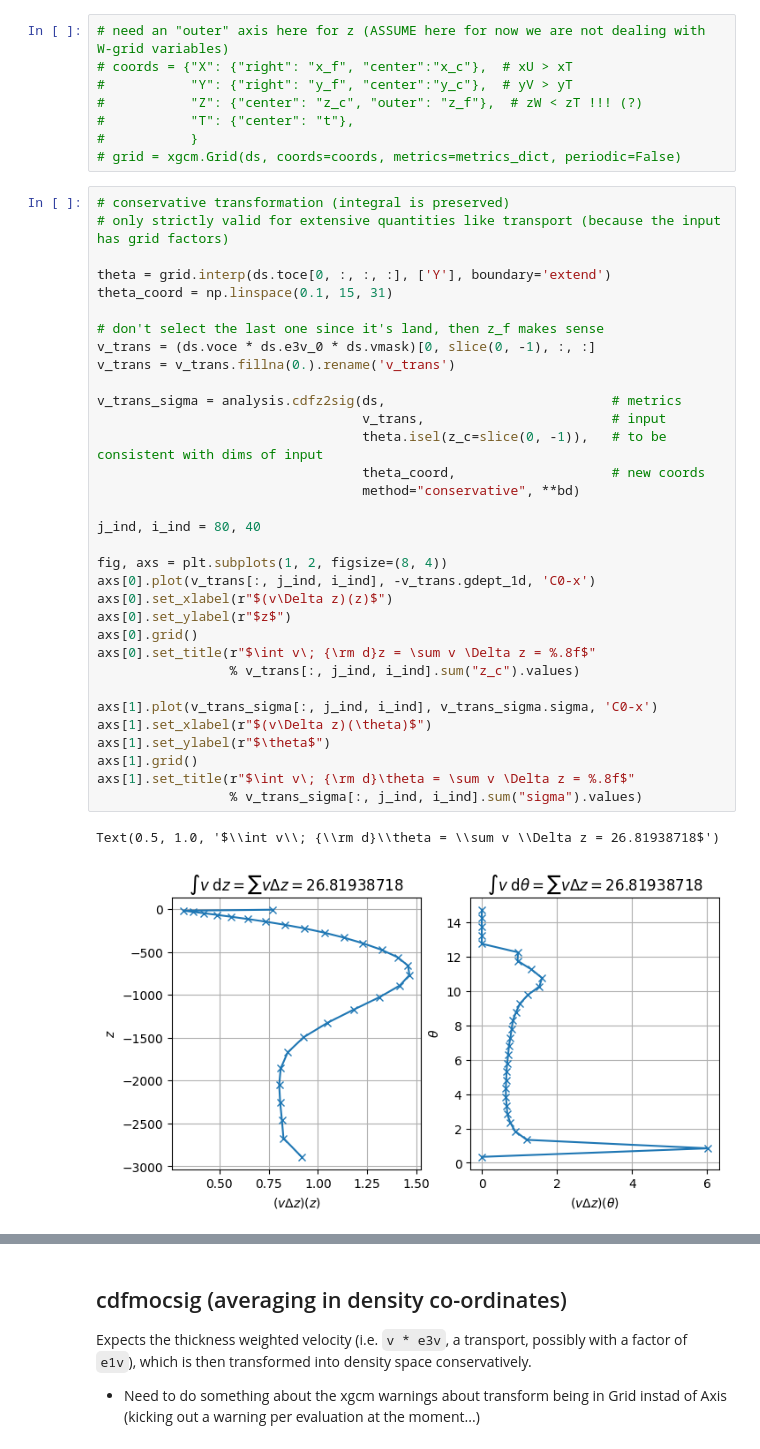
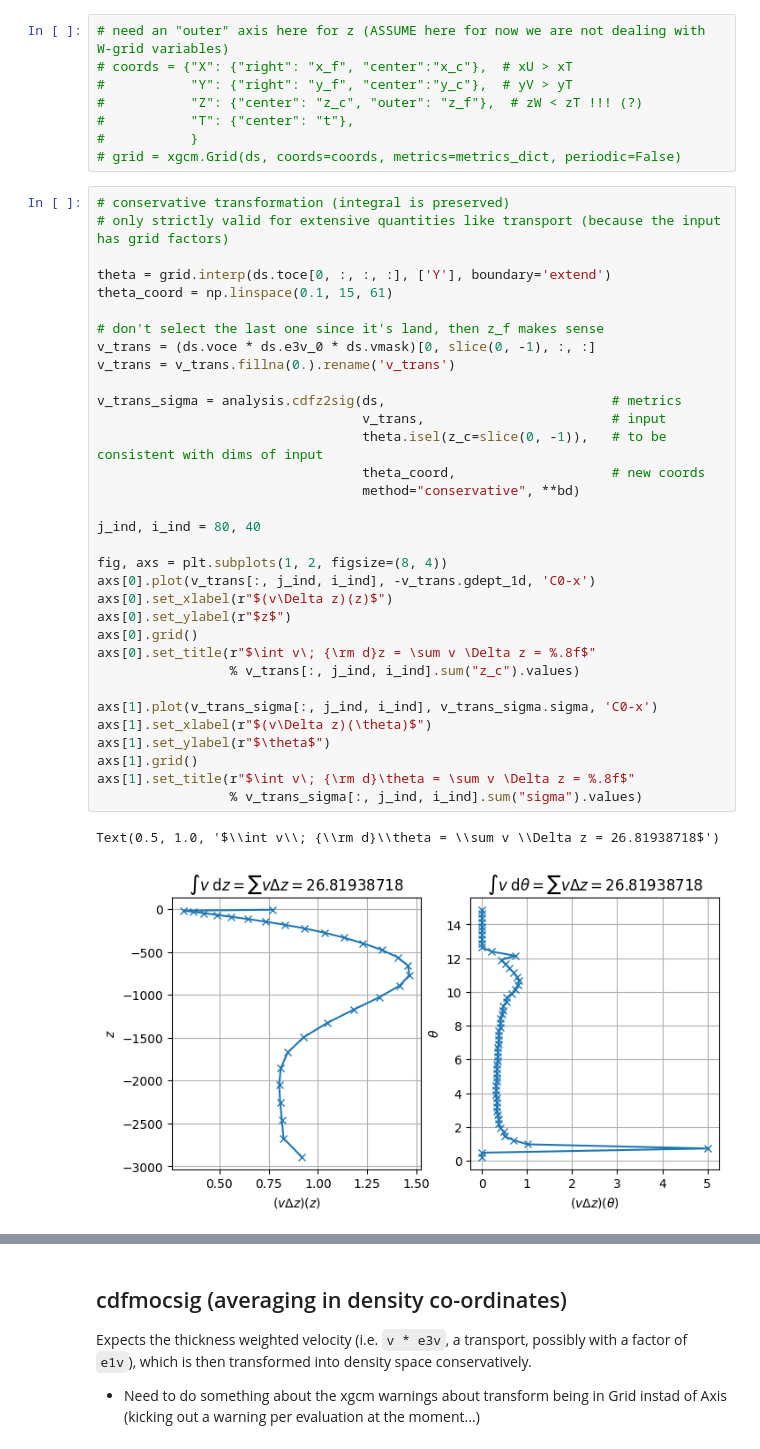
Before and after one commit to julianmak/pyCDFTOOLS, a Jupyter notebook: brainfart_logs/test_package_load.ipynb, the cells around one changed output, grey strips where cells are left out. Drawn from its saved outputs; the diff is of its cells as text.

```diff
--- a/brainfart_logs/test_package_load.ipynb
+++ b/brainfart_logs/test_package_load.ipynb
@@ -220,37 +237,37 @@ True
 # only strictly valid for extensive quantities like transport (because the input has grid factors)
 
 theta = grid.interp(ds.toce[0, :, :, :], ['Y'], boundary='extend')
-theta_coord = np.linspace(0.1, 15, 31)
+theta_coord = np.linspace(0.1, 15, 61)
 
 # don't select the last one since it's land, then z_f makes sense
 v_trans = (ds.voce * ds.e3v_0 * ds.vmask)[0, slice(0, -1), :, :]
 v_trans = v_trans.fillna(0.).rename('v_trans')
 
 v_trans_sigma = analysis.cdfz2sig(ds,                             # metrics
                                   v_trans,                        # input
                                   theta.isel(z_c=slice(0, -1)),   # to be consistent with dims of input
                                   theta_coord,                    # new coords
                                   method="conservative", **bd)
 
 j_ind, i_ind = 80, 40
 
 fig, axs = plt.subplots(1, 2, figsize=(8, 4))
 axs[0].plot(v_trans[:, j_ind, i_ind], -v_trans.gdept_1d, 'C0-x')
 axs[0].set_xlabel(r"$(v\Delta z)(z)$")
 axs[0].set_ylabel(r"$z$")
 axs[0].grid()
 axs[0].set_title(r"$\int v\; {\rm d}z = \sum v \Delta z = %.8f$"
                  % v_trans[:, j_ind, i_ind].sum("z_c").values)
 
 axs[1].plot(v_trans_sigma[:, j_ind, i_ind], v_trans_sigma.sigma, 'C0-x')
 axs[1].set_xlabel(r"$(v\Delta z)(\theta)$")
 axs[1].set_ylabel(r"$\theta$")
 axs[1].grid()
 axs[1].set_title(r"$\int v\; {\rm d}\theta = \sum v \Delta z = %.8f$"
                  % v_trans_sigma[:, j_ind, i_ind].sum("sigma").values)
 # %% [output]
 Text(0.5, 1.0, '$\\int v\\; {\\rm d}\\theta = \\sum v \\Delta z = 26.81938718$')
-[figure, old version]
+[figure, new version]
 # %%
 # plotting quantity on an sigma surface
 
```
Also changed, not shown: parts of 17 cells of this notebook, 2 other files.
